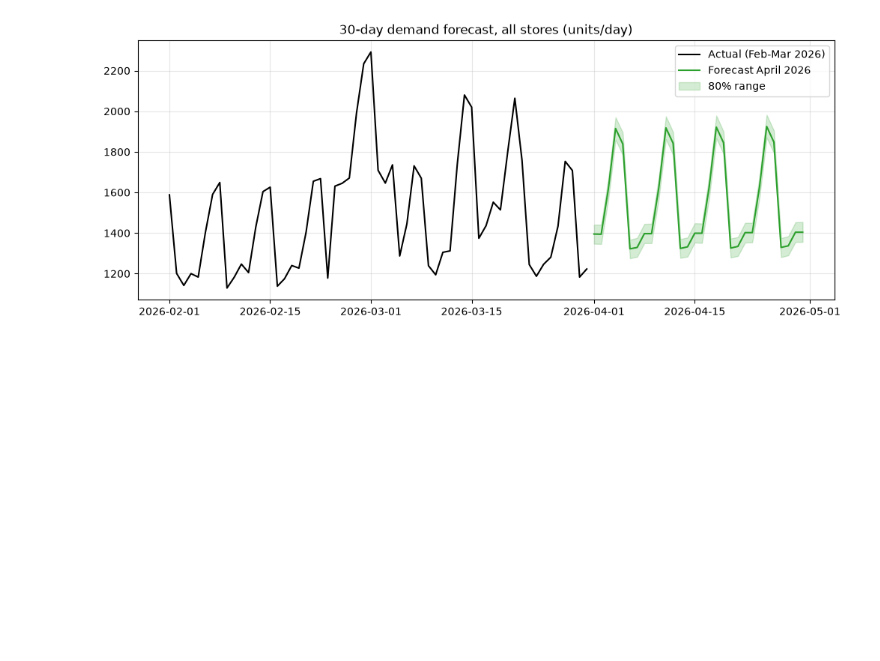
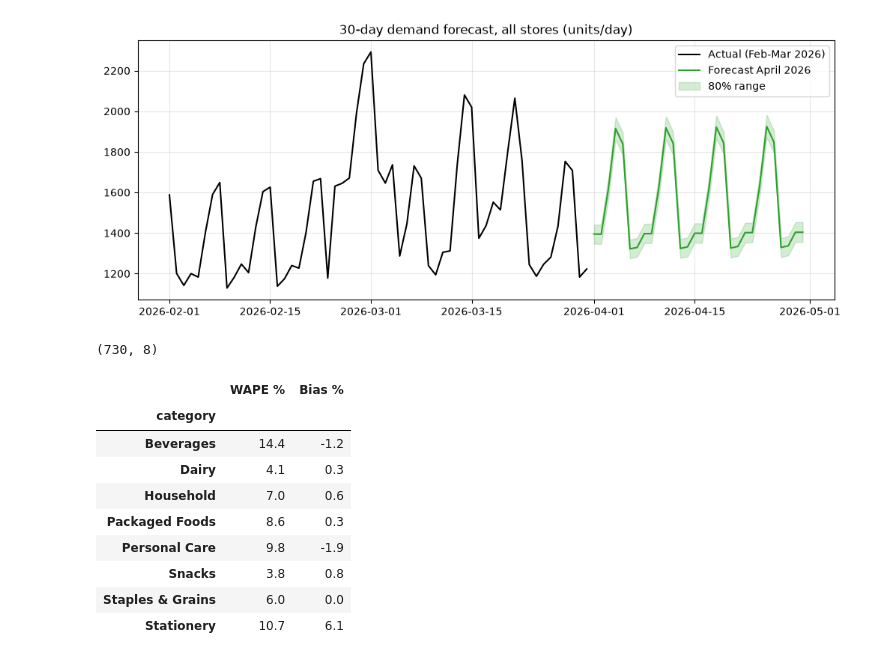
Before and after one commit to gauriverse/StockWise, a Jupyter notebook: notebooks/03_forecasting.ipynb, the cells around one changed output. Cells and saved outputs as stored; diff of their text form; code cells hidden in the pictures; blank space fills up the shorter version.

```diff
--- a/notebooks/03_forecasting.ipynb
+++ b/notebooks/03_forecasting.ipynb
@@ -250,3 +251,34 @@ plt.show()
 fc.reset_index().to_csv(ROOT / "data" / "forecast_next30.csv", index=False)
 # %% [output]
 [figure]
+# %%
+cat_daily = (sales.groupby(["category", "sale_date"])["qty"].sum()
+                  .unstack("category").asfreq("D").fillna(0))
+cats = list(cat_daily.columns)
+print(cat_daily.shape)
+# %% [output]
+(730, 8)
+# %%
+X_tr = make_features(cat_daily[:"2025-12-31"].index)
+X_te = make_features(cat_daily["2026-01-01":].index)
+bt = []
+for c in cats:
+    m = sm.GLM(cat_daily.loc[:"2025-12-31", c].astype(float).values, X_tr,
+               family=sm.families.Poisson()).fit()
+    p = m.predict(X_te)
+    a = cat_daily.loc["2026-01-01":, c].values
+    bt.append({"category": c,
+               "WAPE %": round(100 * np.abs(p - a).sum() / a.sum(), 1),
+               "Bias %": round(100 * (p - a).sum() / a.sum(), 1)})
+pd.DataFrame(bt).set_index("category")
+# %% [output]
+|  | WAPE % | Bias % |
+| category |  |  |
+| Beverages | 14.4 | -1.2 |
+| Dairy | 4.1 | 0.3 |
+| Household | 7.0 | 0.6 |
+| Packaged Foods | 8.6 | 0.3 |
+| Personal Care | 9.8 | -1.9 |
+| Snacks | 3.8 | 0.8 |
+| Staples & Grains | 6.0 | 0.0 |
+| Stationery | 10.7 | 6.1 |
```
Also changed, not shown: parts of 4 cells of this notebook, 2 other files.
